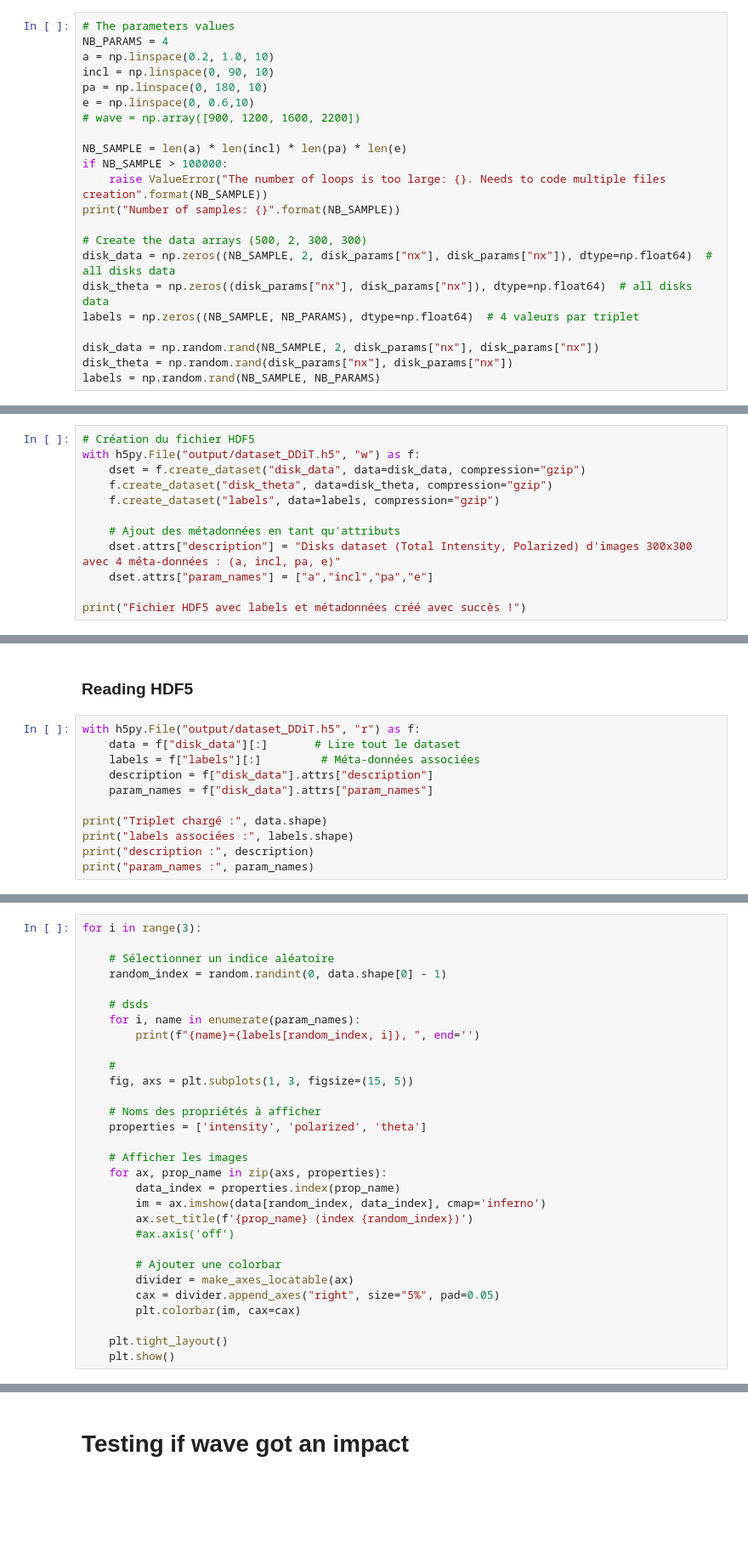
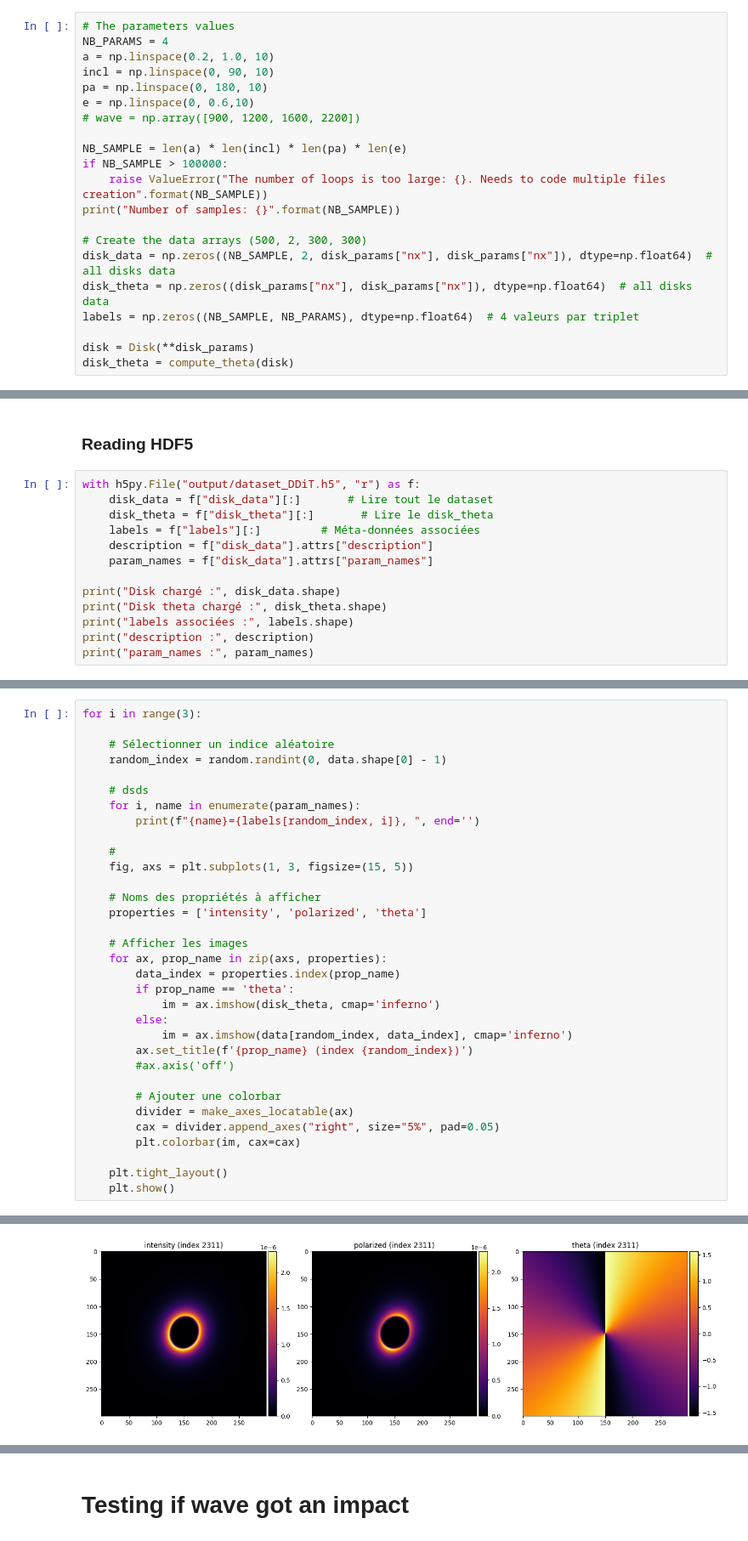
Before and after one commit to Kalmika/DDiT, a Jupyter notebook: generation.ipynb, the cells around one changed output, grey strips where cells are left out. Shown at 85% size. Saved outputs shown, nothing was run; the diff lists cells and outputs as text; blank space fills up the shorter version.

```diff
--- a/generation.ipynb
+++ b/generation.ipynb
@@ -303,8 +305,7 @@ disk_data = np.zeros((NB_SAMPLE, 2, disk_params["nx"], disk_params["nx"]), dtype
 disk_theta = np.zeros((disk_params["nx"], disk_params["nx"]), dtype=np.float64)  # all disks data
 labels = np.zeros((NB_SAMPLE, NB_PARAMS), dtype=np.float64)  # 4 valeurs par triplet
 
-disk_data = np.random.rand(NB_SAMPLE, 2, disk_params["nx"], disk_params["nx"])
-disk_theta = np.random.rand(disk_params["nx"], disk_params["nx"])
-labels = np.random.rand(NB_SAMPLE, NB_PARAMS)
+disk = Disk(**disk_params)
+disk_theta = compute_theta(disk)
 # %% [output]
 Number of samples: 10000
@@ -424,12 +454,0 @@ generate_dataset(a, incl, pa, e, disk_params, chunk_size=50)
-# %%
-# Création du fichier HDF5
-with h5py.File("output/dataset_DDiT.h5", "w") as f:
-    dset = f.create_dataset("disk_data", data=disk_data, compression="gzip")
-    f.create_dataset("disk_theta", data=disk_theta, compression="gzip")
-    f.create_dataset("labels", data=labels, compression="gzip")
-
-    # Ajout des métadonnées en tant qu'attributs
-    dset.attrs["description"] = "Disks dataset (Total Intensity, Polarized) d'images 300x300 avec 4 méta-données : (a, incl, pa, e)"
-    dset.attrs["param_names"] = ["a","incl","pa","e"]
-
-print("Fichier HDF5 avec labels et métadonnées créé avec succès !")
@@ -441,12 +458,14 @@ Fichier HDF5 avec labels et métadonnées créé avec succès !
 ### Reading HDF5
 # %%
 with h5py.File("output/dataset_DDiT.h5", "r") as f:
-    data = f["disk_data"][:]       # Lire tout le dataset
+    disk_data = f["disk_data"][:]       # Lire tout le dataset
+    disk_theta = f["disk_theta"][:]       # Lire le disk_theta
     labels = f["labels"][:]         # Méta-données associées
     description = f["disk_data"].attrs["description"]
     param_names = f["disk_data"].attrs["param_names"]
 
-print("Triplet chargé :", data.shape)
+print("Disk chargé :", disk_data.shape)
+print("Disk theta chargé :", disk_theta.shape)
 print("labels associées :", labels.shape)
 print("description :", description)
 print("param_names :", param_names)
@@ -474,7 +496,10 @@ for i in range(3):
     # Afficher les images
     for ax, prop_name in zip(axs, properties):
         data_index = properties.index(prop_name)
-        im = ax.imshow(data[random_index, data_index], cmap='inferno')
+        if prop_name == 'theta':
+            im = ax.imshow(disk_theta, cmap='inferno')
+        else:
+            im = ax.imshow(data[random_index, data_index], cmap='inferno')
         ax.set_title(f'{prop_name} (index {random_index})')
         #ax.axis('off')
 
@@ -485,3 +510,4 @@ for i in range(3):
 
     plt.tight_layout()
     plt.show()
+# %% [output]
@@ -487,0 +515 @@ for i in range(3):
+[figure, added]
```
Also changed, not shown: parts of 13 cells of this notebook.
